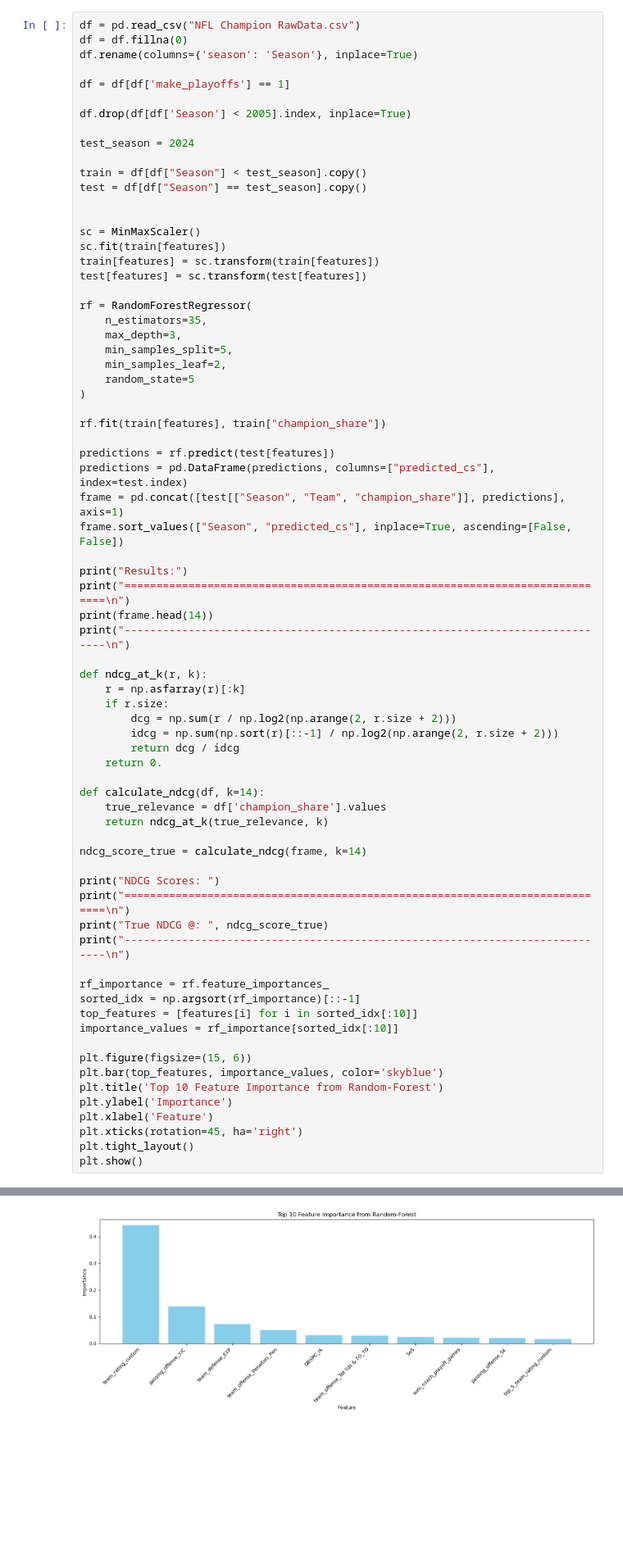
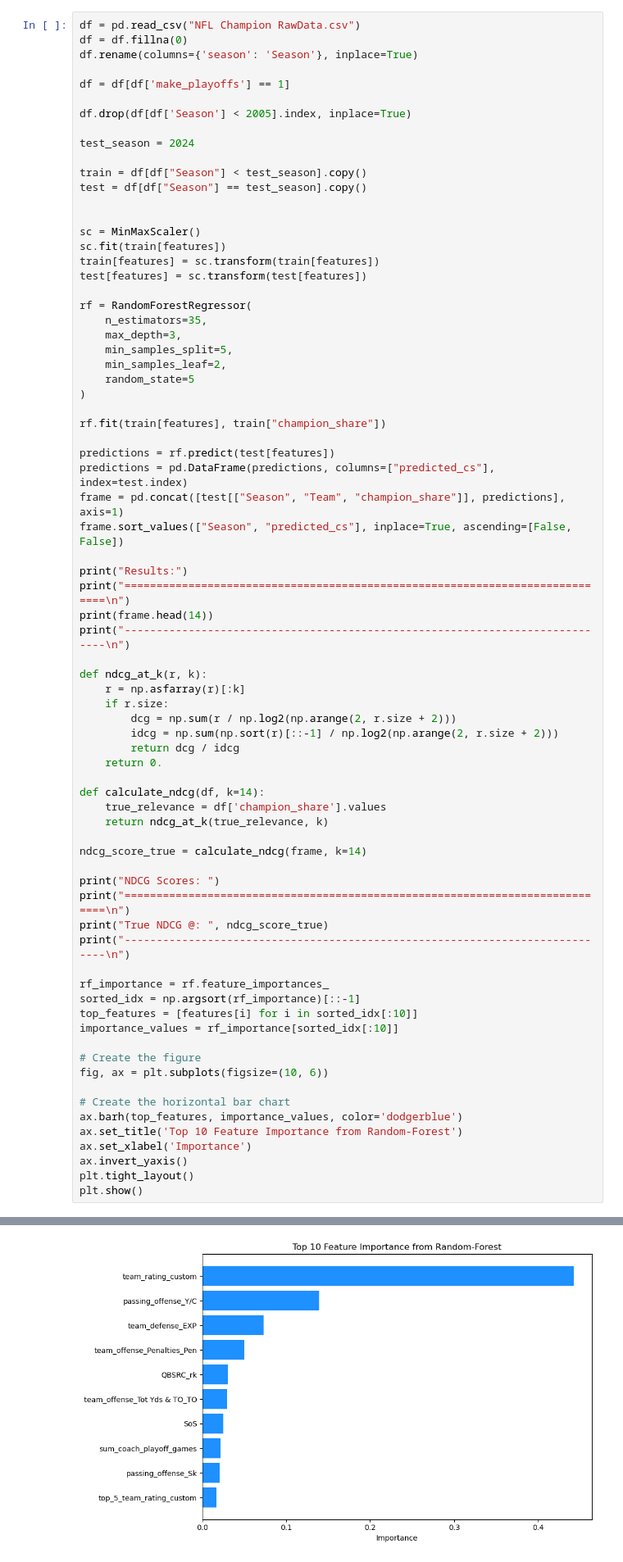
Before and after one commit to allenjake440/NFL_Champion, a Jupyter notebook: nfl_champ_ml.ipynb, the cells around one changed output, grey strips where cells are left out. Shown at 82% size. Cells and saved outputs as stored; diff of their text form; blank space fills up the shorter version.

```diff
--- a/nfl_champ_ml.ipynb
+++ b/nfl_champ_ml.ipynb
@@ -186,40 +186,42 @@ ndcg_score_true = calculate_ndcg(frame, k=14)
 print("NDCG Scores: ")
 print("=============================================================================\n")
 print("True NDCG @: ", ndcg_score_true)
 print("-----------------------------------------------------------------------------\n")
 
 rf_importance = rf.feature_importances_
 sorted_idx = np.argsort(rf_importance)[::-1]
 top_features = [features[i] for i in sorted_idx[:10]]
 importance_values = rf_importance[sorted_idx[:10]]
 
-plt.figure(figsize=(15, 6))
-plt.bar(top_features, importance_values, color='skyblue')
-plt.title('Top 10 Feature Importance from Random-Forest')
-plt.ylabel('Importance')
-plt.xlabel('Feature')
-plt.xticks(rotation=45, ha='right')
+# Create the figure
+fig, ax = plt.subplots(figsize=(10, 6))
+
+# Create the horizontal bar chart
+ax.barh(top_features, importance_values, color='dodgerblue')
+ax.set_title('Top 10 Feature Importance from Random-Forest')
+ax.set_xlabel('Importance')
+ax.invert_yaxis()
 plt.tight_layout()
 plt.show()
 # %% [output]
 Results:
 =============================================================================
 
     Season                  Team  champion_share  predicted_cs
 45    2024   San Francisco 49ers            0.75      0.540568
 36    2024      Baltimore Ravens            0.50      0.470006
 63    2024    Kansas City Chiefs            1.00      0.400778
 43    2024        Dallas Cowboys            0.00      0.394809
 59    2024      Cleveland Browns            0.00      0.198270
 62    2024   Pittsburgh Steelers            0.00      0.165940
 50    2024         Buffalo Bills            0.25      0.160497
 53    2024      Los Angeles Rams            0.00      0.141964
 ... (9 lines left out)
 =============================================================================
 
 True NDCG @:  0.8705628363556026
 -----------------------------------------------------------------------------
-[figure, old version]
+[figure, new version]
 # %%
 actual = frame.sort_values("champion_share", ascending=False)
 predicted = frame.sort_values("predicted_cs", ascending=False)
```
Also changed, not shown: parts of 1 cell of this notebook.
